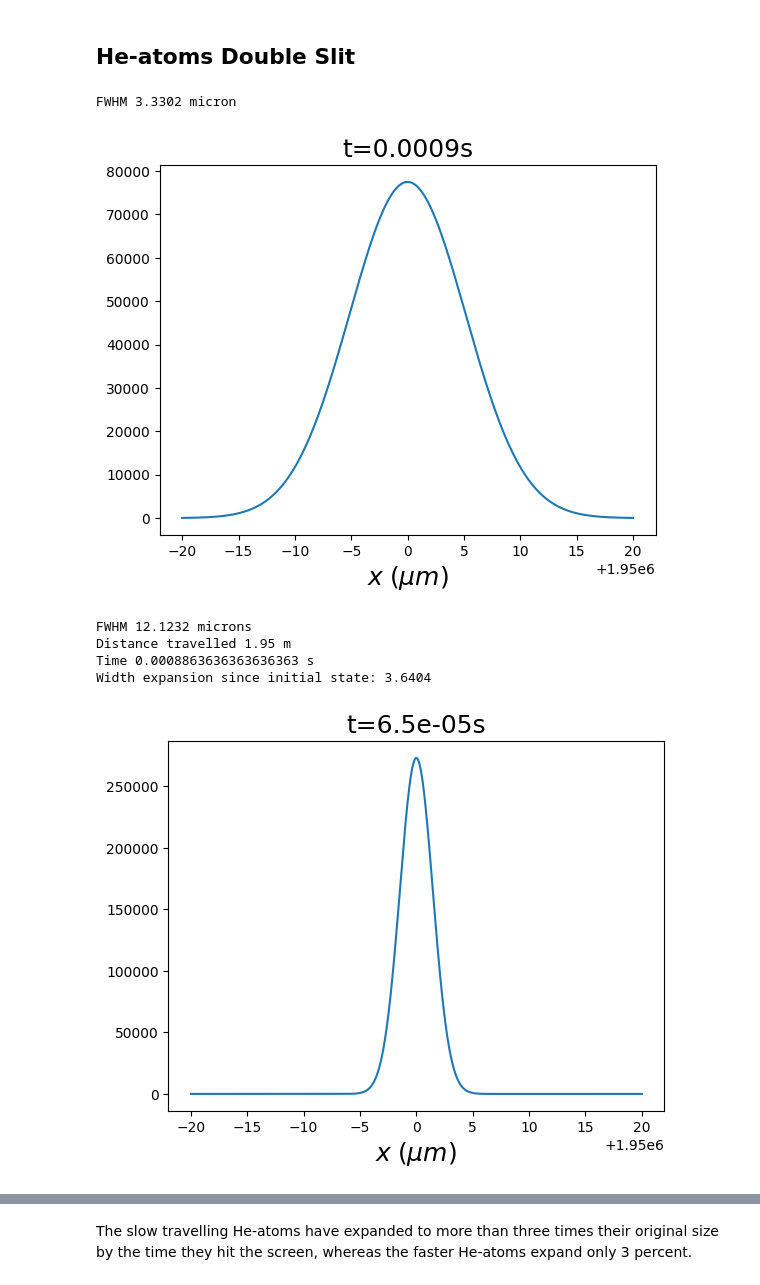
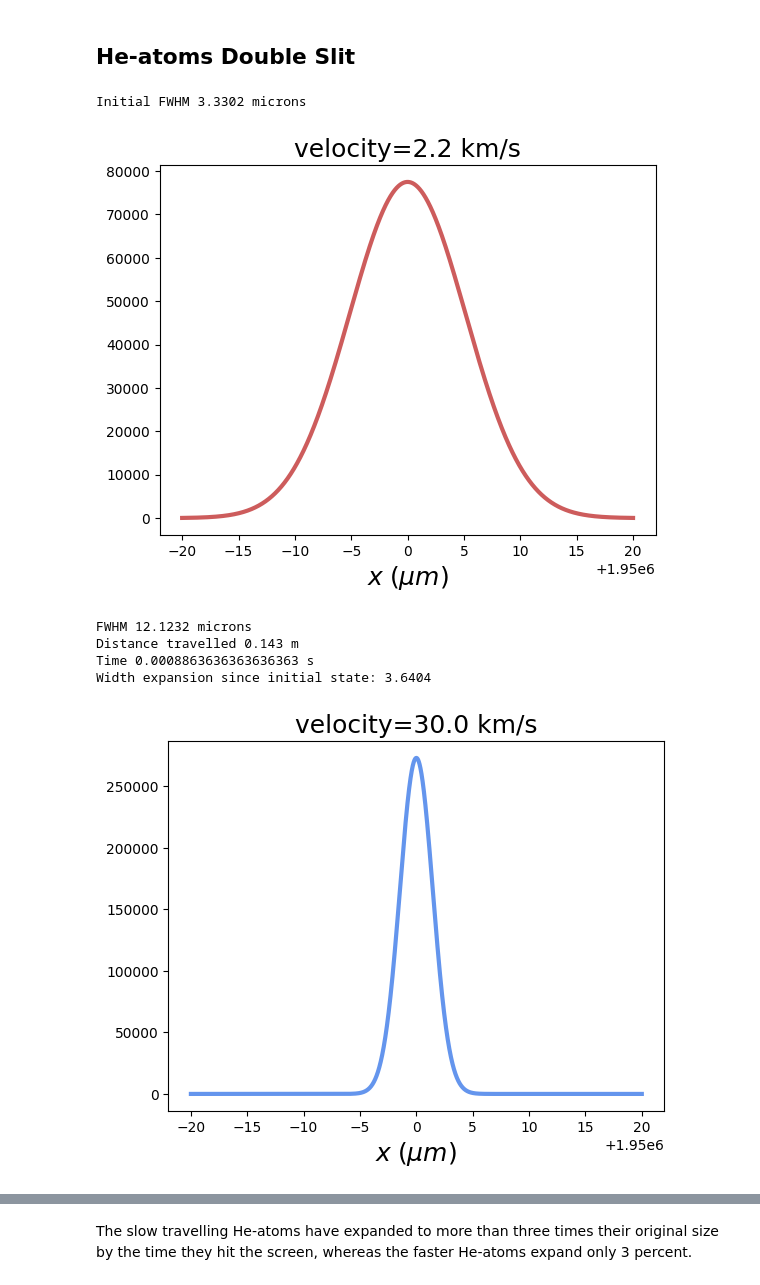
Before and after one commit to eirikama/qm, a Jupyter notebook: wavepacket_travelling.ipynb, the cells around one changed output, grey strips where cells are left out. Drawn from its saved outputs; the diff is of its cells as text; code cells hidden in the pictures.

```diff
--- a/wavepacket_travelling.ipynb
+++ b/wavepacket_travelling.ipynb
@@ -194,50 +192,53 @@ sigma = 2*10**(-6)
 v_1 = 2.2 * 10**(3)
 v_2 = 30 * 10**(3)
 
 # Distance to screen in He double-slit experiment [m]
 L = 1.95
 
 # Initial wavepacket
 t_1 = 0
 x = np.linspace(-10*sigma, 10*sigma, 1000000)
 psi_1 = psi(x, t_1, v_1, m_helium, sigma)
 width_initial = fwhm(x, np.abs(psi_1)**2) * 10**(6)
-print(f"FWHM {width_initial:.4f} micron")
+print(f"Initial FWHM {width_initial:.4f} microns")
 
 
 # Wavepacket at screen [slow]
-t_2 = L / v_1
-x = np.linspace(-10*sigma + v_1*t_2, 10*sigma + v_1*t_2, 1000000)
-psi_1 = psi(x, t_2, v_1, m_helium, sigma)
-plt.plot(x * 10**(6), np.abs(psi_1)**2)
+t_1 = L / v_1
+x = np.linspace(-10*sigma + v_1*t_1, 10*sigma + v_1*t_1, 1000000)
+psi_1 = psi(x, t_1, v_1, m_helium, sigma)
+width_1 = fwhm(x, np.abs(psi_1)**2) * 10**(6)
+
+plt.plot(x * 10**(6), np.abs(psi_1)**2, lw=3, color="indianred")
 plt.xlabel(r"$ x \; (\mu m)$", fontsize=18)
-plt.title(f"t={t_2:.4f}s", fontsize=18)
+plt.title(f"velocity={v_1/1000} km/s", fontsize=18)
 plt.show()
-width_1 = fwhm(x, np.abs(psi_1)**2) * 10**(6)
 print(f"FWHM {width_1:.4f} microns")
 print(f"Distance travelled {v_1*t_2:.4} m")
-print(f"Time {t_2} s")
+print(f"Time {t_1} s")
 print(f"Width expansion since initial state: {width_1 / width_initial:.4f}")
 
 # Wavepacket at screen [fast]
 t_2 = L / v_2
 x = np.linspace(-10*sigma + v_2*t_2, 10*sigma + v_2*t_2, 1000000)
 psi_1 = psi(x, t_2, v_2, m_helium, sigma)
-plt.plot(x * 10**(6), np.abs(psi_1)**2)
+width_2 = fwhm(x, np.abs(psi_1)**2) * 10**(6)
+
+plt.plot(x * 10**(6), np.abs(psi_1)**2, lw=3, color="cornflowerblue")
 plt.xlabel(r"$ x \; (\mu m)$", fontsize=18)
-plt.title(f"t={t_2}s", fontsize=18)
+plt.title(f"velocity={v_2/1000} km/s", fontsize=18)
 plt.show()
-width_2 = fwhm(x, np.abs(psi_1)**2) * 10**(6)
+
 print(f"FWHM {width_2:.4f} microns")
-print(f"Distance travelled {v_2*t_2:.4f} m")
+print(f"Distance travelled {v_2*t_2:.2f} m")
 print(f"Time {t_2} s")
 print(f"Width expansion since initial state: {width_2 / width_initial:.4f}")
 # %% [output]
-FWHM 3.3302 micron
+Initial FWHM 3.3302 microns
-[figure, old version]
+[figure, new version]
 FWHM 12.1232 microns
-Distance travelled 1.95 m
+Distance travelled 0.143 m
 Time 0.0008863636363636363 s
 Width expansion since initial state: 3.6404
-[figure, old version]
+[figure, new version]
 FWHM 3.4382 microns
```
Also changed, not shown: parts of 4 cells of this notebook.
